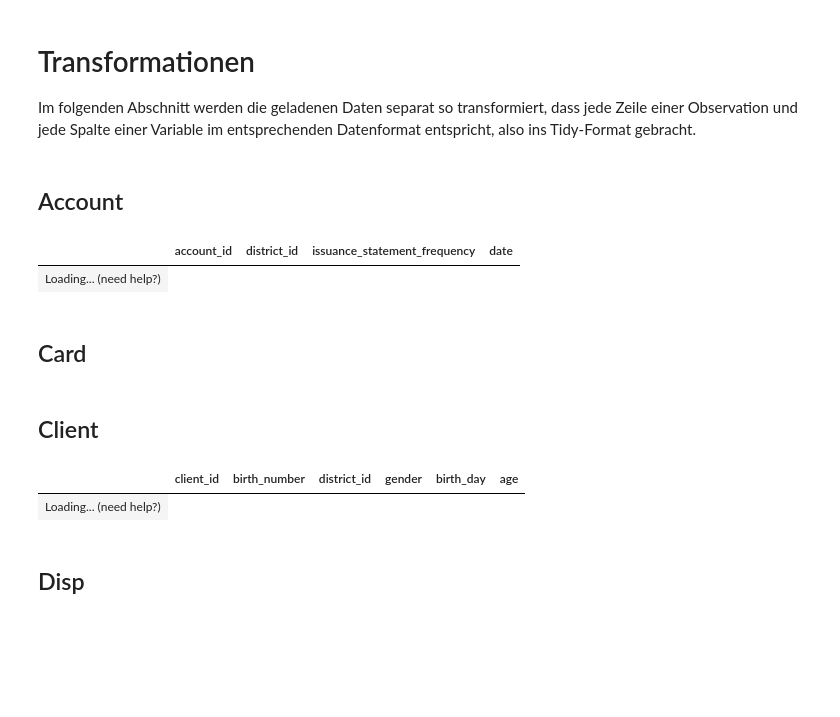
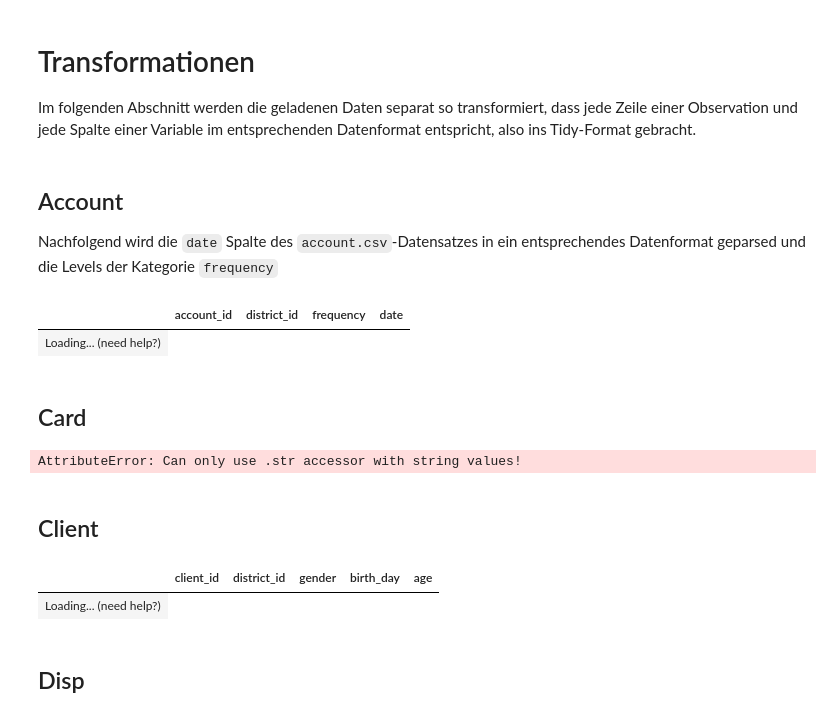
Before and after one commit to etiiiR/fhnw_aml, a Jupyter notebook: AML_MC.ipynb, the cells around one changed output. Saved outputs shown, nothing was run; the diff lists cells and outputs as text; code cells hidden in the pictures; blank space fills up the shorter version.

Commit message:
Transformation for Account, Card, Client, Disp updated

```diff
--- a/AML_MC.ipynb
+++ b/AML_MC.ipynb
@@ -285,30 +288,29 @@ Im folgenden Abschnitt werden die geladenen Daten separat so transformiert, dass
 data_frames = {}
 # %% [markdown]
 ## Account
+Nachfolgend wird die `date` Spalte des `account.csv`-Datensatzes in ein entsprechendes Datenformat geparsed und die Levels der Kategorie `frequency`
 # %%
+# parse date
 account["date"] = pd.to_datetime(account["date"], format="%y%m%d")
-# Frequency Transformation
+# translate categories
 account["frequency"] = account["frequency"].replace(
     {
-        "POPLATEK MESICNE": "monthly issuance",
-        "POPLATEK TYDNE": "weekly issuance",
-        "POPLATEK PO OBRATU": "issuance after transaction",
+        "POPLATEK MESICNE": "monthly",
+        "POPLATEK TYDNE": "weekly",
+        "POPLATEK PO OBRATU": "transactional",
     }
 )
 
-# Rename Column
-account = account.rename(columns={"frequency": "issuance_statement_frequency"})
+# convert column frequency to categorical
+account["frequency"] = account["frequency"].astype("category")
 
-# Convert Date Column to datetime format
-account["date"] = pd.to_datetime(account["date"])
-
-# Assuming 'data_frames' is a dictionary of DataFrames
+# append account data to dataframe collection
 data_frames["account.csv"] = account
 
-# Sample 5 random rows
+# sample 5 random rows
 account.sample(n=5)
 # %% [output]
-|  | account_id | district_id | issuance_statement_frequency | date |
+|  | account_id | district_id | frequency | date |
 | Loading... (need help?) |
 # %%
 %%capture
@@ -317,9 +320,13 @@ svReport_account.show_html(filepath = "./reports/accounts.html", open_browser =
 # %% [markdown]
 ## Card
 # %%
-# Man kann die Zeit weglassen da immer 00:00:00
+# parse date
 card["issued"] = pd.to_datetime(card["issued"].str[:6], format="%y%m%d")
-card["issued"] = pd.to_datetime(card["issued"], format="mixed")
+# convert type to categorical
+card["type"] = card["type"].astype("category")
+# append to dataframes collection
 data_frames["card.csv"] = card
+# %% [output]
+AttributeError: Can only use .str accessor with string values!
 # %%
 %%capture
@@ -328,44 +336,22 @@ svReport_card.show_html(filepath = "./reports/card.html", open_browser = False)
 # %% [markdown]
 ## Client
 # %%
-# Funktion zur Bestimmung des Geschlechts und Berechnung des Geburtstags
-def parse_details(birth_number):
-    birth_number_str = str(
-        birth_number
-    )  # Konvertiere birth_number zu einem String, falls notwendig
-    year_prefix = "19"
-    month = int(birth_number_str[2:4])
-    gender = "female" if month > 12 else "male"
-    if gender == "female":
-        month -= 50
-    year = int(year_prefix + birth_number_str[:2])
-    day = int(birth_number_str[4:6])
-    birth_day = datetime(year, month, day)
-    return gender, birth_day
-
-
-# Berechnung des Alters basierend auf einem Basisjahr
-def calculate_age(birth_date, base_date=datetime(1999, 12, 31)):
-    return (
-        base_date.year
-        - birth_date.year
-        - ((base_date.month, base_date.day) < (birth_date.month, birth_date.day))
-    )
-
-
-# Anwenden der Funktionen und Erstellen neuer Spalten
+# Geburtstag & Geschlecht aus birth_number extrahieren
 client["gender"], client["birth_day"] = zip(
     *client["birth_number"].apply(parse_details)
 )
+client["gender"] = client["gender"].astype("category")
+# Alter berechnen
 client["age"] = client["birth_day"].apply(calculate_age)
 
 data_frames["client.csv"] = client
 
-# Auswahl spezifischer Spalten für die finale DataFrame (optional, je nach Bedarf)
+# Spalte birth_number entfernen
+client = client.drop(columns=["birth_number"])
 # Sample 5 random rows
 client.sample(n=5)
 # %% [output]
-|  | client_id | birth_number | district_id | gender | birth_day | age |
+|  | client_id | district_id | gender | birth_day | age |
 | Loading... (need help?) |
 # %%
 %%capture
```
Also changed, not shown: parts of 20 cells of this notebook, 5 other files.
